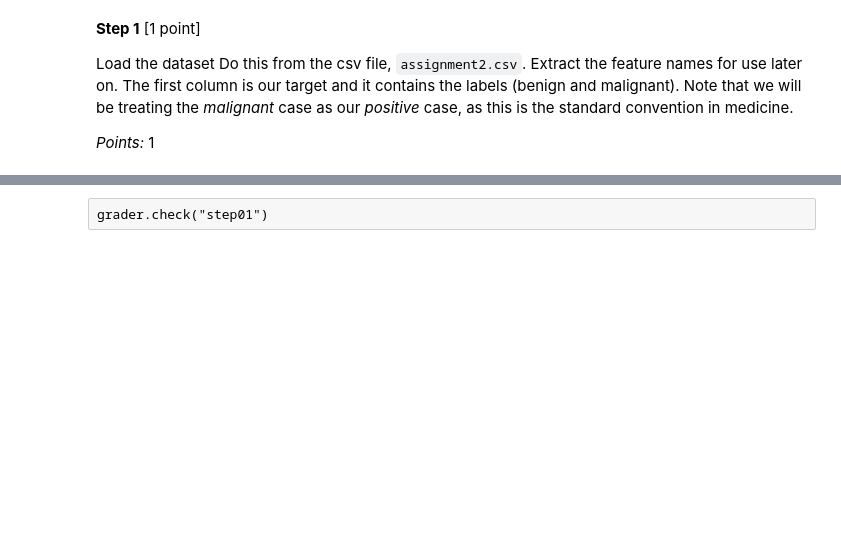
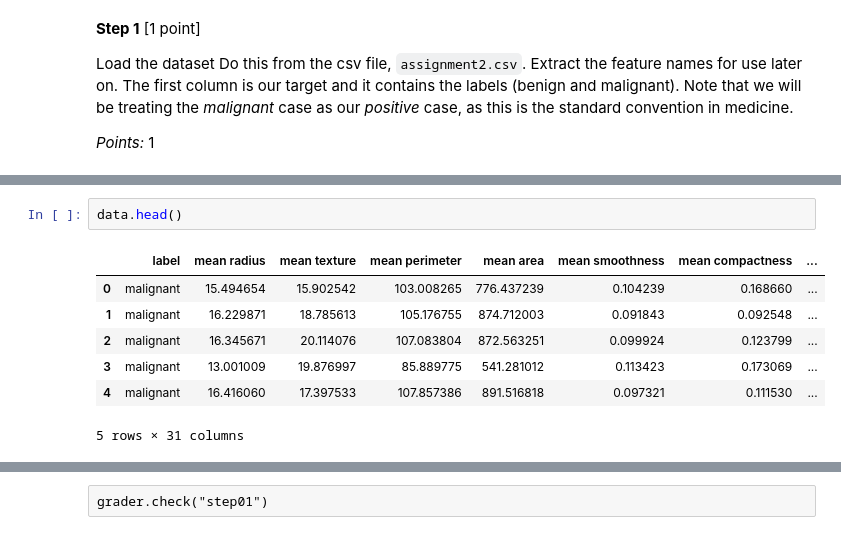
Before and after one commit to malshthunga/portfolio, a Jupyter notebook: Breast Cancer Detection ML/UMLT_A2_2024.ipynb, the cells around one changed output, grey strips where cells are left out. Cells and saved outputs as stored; diff of their text form; blank space fills up the shorter version.

```diff
--- a/Breast Cancer Detection ML/UMLT_A2_2024.ipynb
+++ b/Breast Cancer Detection ML/UMLT_A2_2024.ipynb
@@ -81,3 +88,13 @@ feature_names = ...
 # The following code is used by the autograder
 # make sure your variable that contains the answer from this step is the one assigned to step1_1data
 step1_data = feature_names
+# %%
+data.head()
+# %% [output]
+|  | label | mean radius | mean texture | mean perimeter | mean area | mean smoothness | mean compactness | ... |
+| 0 | malignant | 15.494654 | 15.902542 | 103.008265 | 776.437239 | 0.104239 | 0.168660 | ... |
+| 1 | malignant | 16.229871 | 18.785613 | 105.176755 | 874.712003 | 0.091843 | 0.092548 | ... |
+| 2 | malignant | 16.345671 | 20.114076 | 107.083804 | 872.563251 | 0.099924 | 0.123799 | ... |
+| 3 | malignant | 13.001009 | 19.876997 | 85.889775 | 541.281012 | 0.113423 | 0.173069 | ... |
+| 4 | malignant | 16.416060 | 17.397533 | 107.857386 | 891.516818 | 0.097321 | 0.111530 | ... |
+5 rows × 31 columns
```
Also changed, not shown: parts of 32 cells of this notebook, 1 other file.
